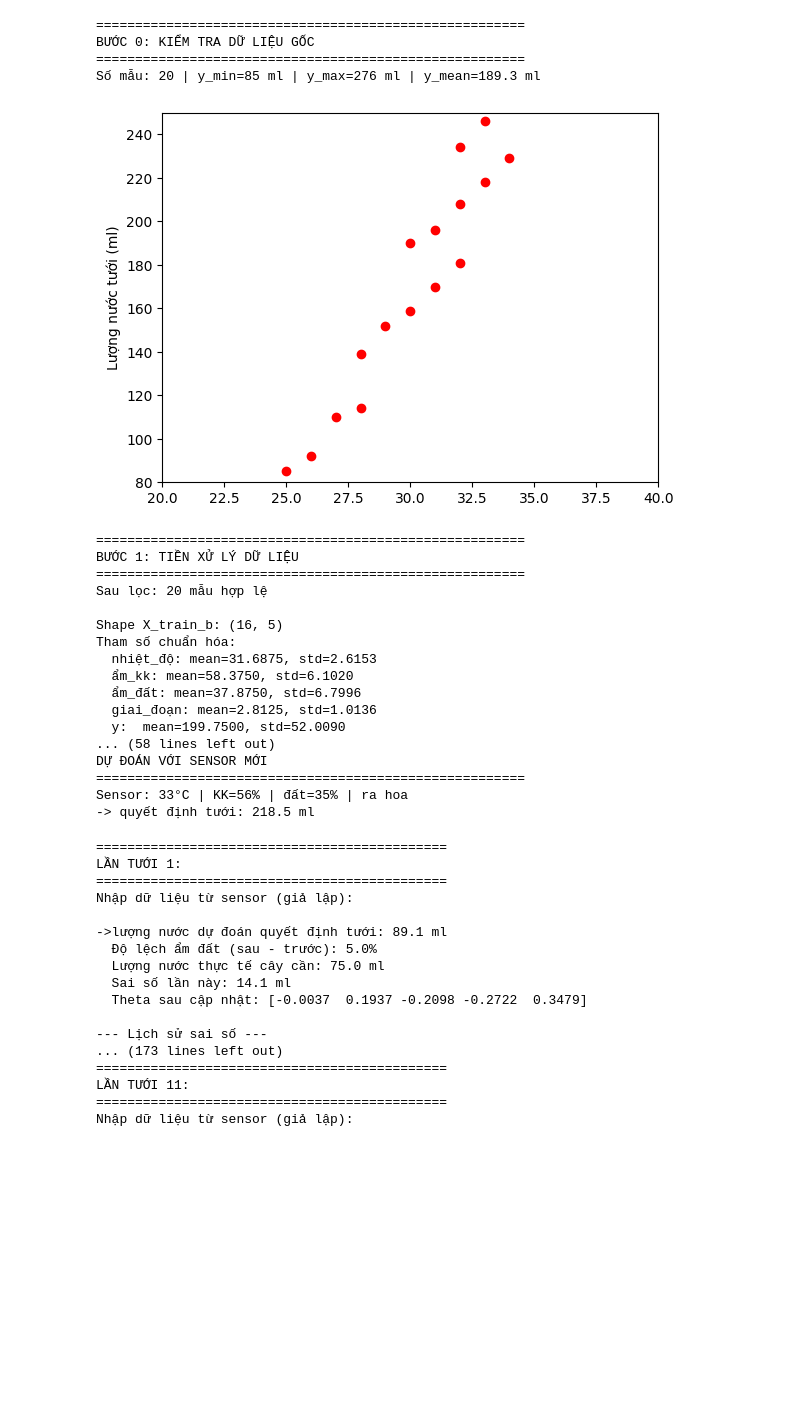
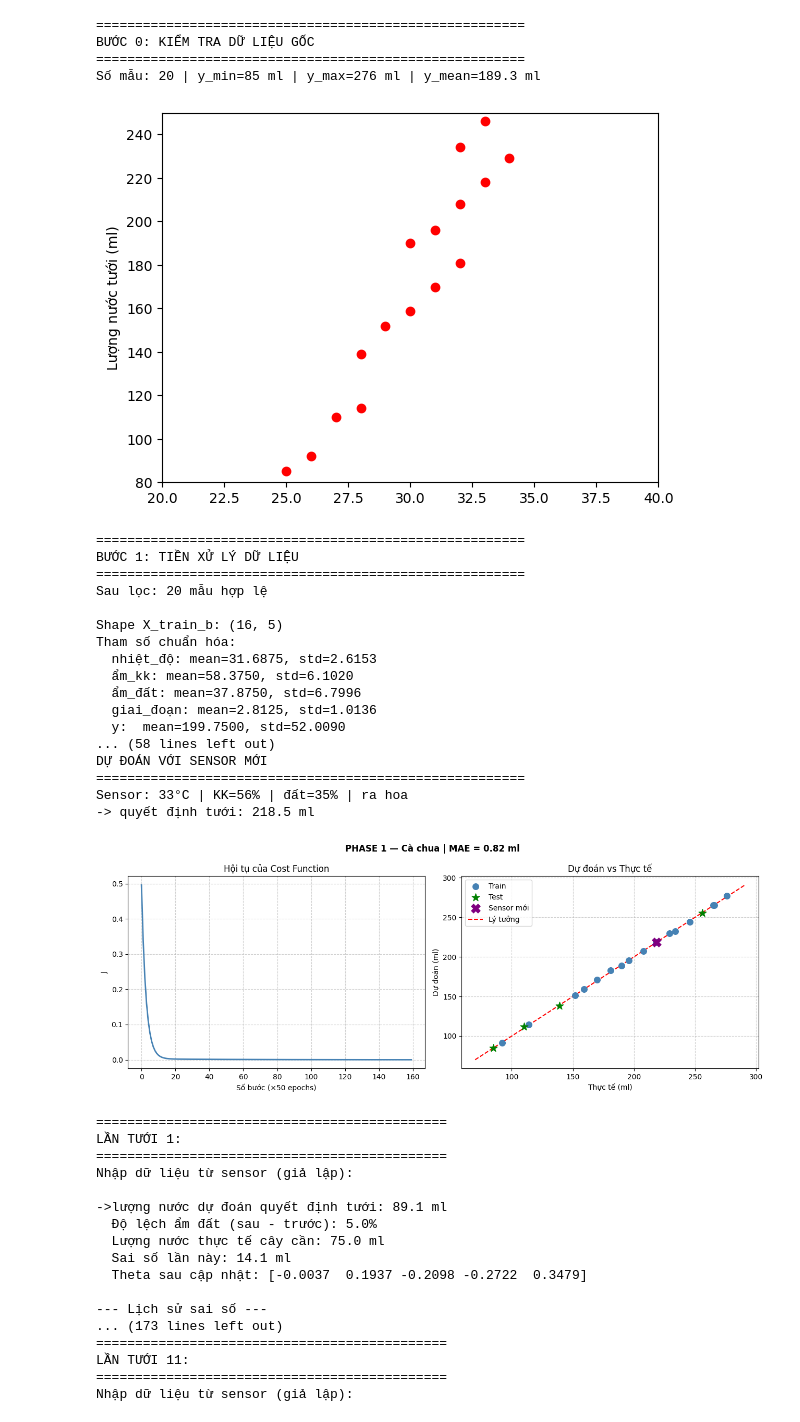
Before and after one commit to duongdinhtu2006tgdd-art/ML---Project, a Jupyter notebook: testlnmdtomatoes.ipynb, the cells around one changed output. Drawn from its saved outputs; the diff is of its cells as text; code cells hidden in the pictures; blank space fills up the shorter version.

```diff
--- a/testlnmdtomatoes.ipynb
+++ b/testlnmdtomatoes.ipynb
@@ -176,33 +176,68 @@ print("=" * 55)
 sensor = np.array([33, 56, 35, 3])
 sensor_scaled = (sensor - X_mean) / X_std
 sensor_b = np.insert(sensor_scaled, 0, 1)
 pred = (sensor_b @ theta) * y_std + y_mean
 
 print(f"Sensor: {sensor[0]}°C | KK={sensor[1]}% | đất={sensor[2]}% | {gd_names[sensor[3]]}")
 print(f"-> quyết định tưới: {pred:.1f} ml")
+
+
+# TRỰC QUAN HÓA KẾT QUẢ.
+fig, axes = plt.subplots(1, 2, figsize=(13, 5))
+
+# Biểu đồ 1: Cost function
+axes[0].plot(j_history[::50], color='steelblue', linewidth=2)
+axes[0].set_xlabel("Số bước (×50 epochs)")
+axes[0].set_ylabel("J")
+axes[0].set_title("Hội tụ của Cost Function")
+axes[0].grid(True, linestyle='--', alpha=0.6)
+
+# Biểu đồ 2: Dự đoán vs Thực tế
+y_train_pred_real = (X_train_b @ theta) * y_std + y_mean
+y_train_real_vals = y_train_scaled * y_std + y_mean
+
+axes[1].scatter(y_train_real_vals, y_train_pred_real, color='steelblue', s=70, label='Train', zorder=3)
+axes[1].scatter(y_test_real, y_pred_real, color='green', s=120, marker='*', label='Test', zorder=4)
+axes[1].scatter(pred, pred, color='purple', s=150, marker='X', label='Sensor mới', zorder=5)
+
+vals = np.concatenate([y_train_real_vals, y_test_real])
+lo, hi = vals.min() - 15, vals.max() + 15
+axes[1].plot([lo, hi], [lo, hi], 'r--', linewidth=1.5, label='Lý tưởng')
+
+axes[1].set_xlabel("Thực tế (ml)")
+axes[1].set_ylabel("Dự đoán (ml)")
+axes[1].set_title("Dự đoán vs Thực tế")
+axes[1].legend()
+axes[1].grid(True, linestyle='--', alpha=0.6)
+
+plt.suptitle("PHASE 1 — Cà chua | MAE = {:.2f} ml".format(mae_test), fontweight='bold')
+plt.tight_layout()
+plt.savefig('phase1_result.png', dpi=150, bbox_inches='tight')
+plt.show()
 # %% [output]
 =======================================================
 BƯỚC 0: KIỂM TRA DỮ LIỆU GỐC
 =======================================================
 Số mẫu: 20 | y_min=85 ml | y_max=276 ml | y_mean=189.3 ml
 [figure]
 =======================================================
 BƯỚC 1: TIỀN XỬ LÝ DỮ LIỆU
 =======================================================
 Sau lọc: 20 mẫu hợp lệ
 
 Shape X_train_b: (16, 5)
 Tham số chuẩn hóa:
   nhiệt_độ: mean=31.6875, std=2.6153
   ẩm_kk: mean=58.3750, std=6.1020
   ẩm_đất: mean=37.8750, std=6.7996
   giai_đoạn: mean=2.8125, std=1.0136
   y:  mean=199.7500, std=52.0090
 ... (58 lines left out)
 DỰ ĐOÁN VỚI SENSOR MỚI
 =======================================================
 Sensor: 33°C | KK=56% | đất=35% | ra hoa
 -> quyết định tưới: 218.5 ml
+[figure, added]
 # %%
 # PHASE 2: ONLINE LEARNING — MÔ PHỎNG TƯỚI
 
```
Also changed, not shown: 1 other file.
